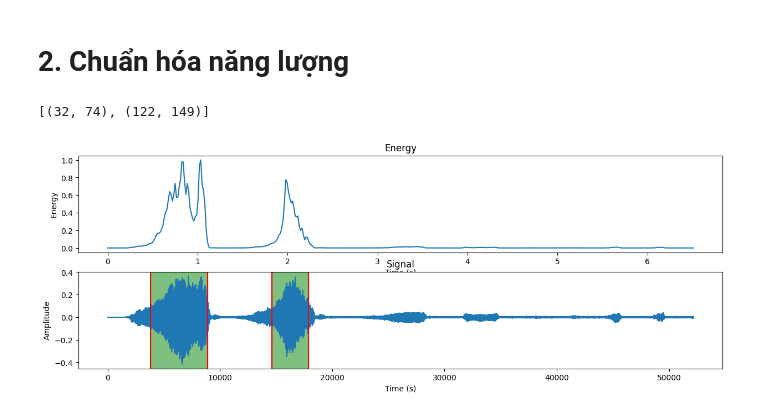
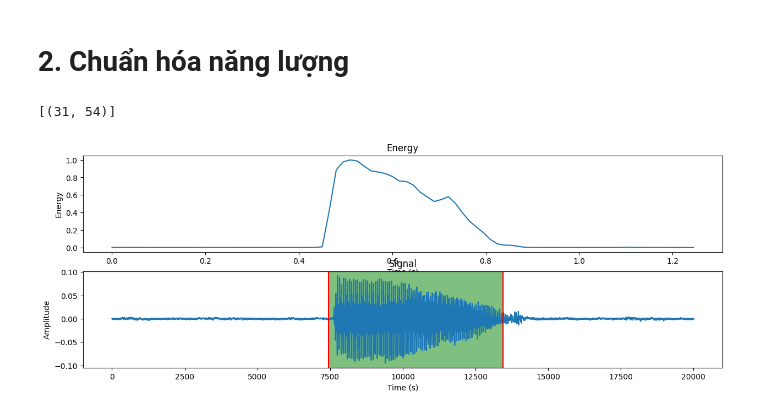
Before and after one commit to LaHuy136/FundamentalFrequencyEstimation, a Jupyter notebook: Energy_and_RMSE.ipynb, the cells around one changed output. Cells and saved outputs as stored; diff of their text form; code cells hidden in the pictures.

```diff
--- a/Energy_and_RMSE.ipynb
+++ b/Energy_and_RMSE.ipynb
@@ -3,7 +3,7 @@ import librosa
 import librosa.feature
 import numpy as np
 # %%
-file_path = 'data/5_tired.wav'
+file_path = 'data/i.wav'
 # %%
 x, sr = librosa.load(file_path, sr=None)
 # %%
@@ -156,29 +156,33 @@ segments = split_segments(index_voices)
 # segments = [(start, end) for start, end in segments if (end - start) * hop_length / sr > 0.1]
 segments
 # %% [output]
-[(32, 74), (122, 149)]
+[(31, 54)]
 # %%
 # plot the trimmed signal
 plt.figure(figsize=(15, 5))
 
 plt.subplot(2, 1, 1)
 plt.plot(t, energy_norm)
 plt.title('Energy')
 plt.xlabel('Time (s)')
 plt.ylabel('Energy')
 
 plt.subplot(2, 1, 2)
 plt.plot(x)
 # Đánh dấu tần số cơ bản (F0) trên đồ thị phổ tần số
 for i in segments:
-    plt.axvline(i[0] * hop_length, color='r')
+    # define start and end of the segment
+    start_sample_index = librosa.frames_to_samples(i[0], hop_length=hop_length)
+    end_sample_index = librosa.frames_to_samples(i[1], hop_length=hop_length) + frame_length
+
+    plt.axvline(start_sample_index, color='r')
     # fill the segment with green color
-    plt.axvspan(i[0] * hop_length, i[1] * hop_length, color='g', alpha=0.5)
-    plt.axvline(i[1] * hop_length, color='r')
+    plt.axvspan(start_sample_index, end_sample_index, color='g', alpha=0.5)
+    plt.axvline(end_sample_index, color='r')
 
 plt.title('Signal')
 plt.xlabel('Time (s)')
 plt.ylabel('Amplitude')
 plt.show()
 # %% [output]
-[figure, old version]
+[figure, new version]
```
Also changed, not shown: parts of 14 cells of this notebook, 1 other file.
